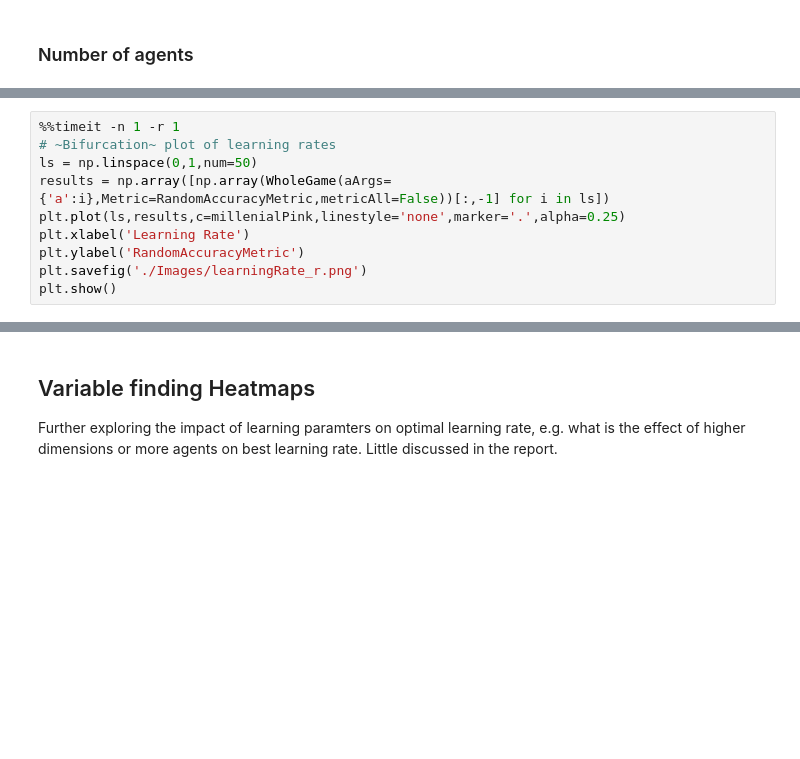
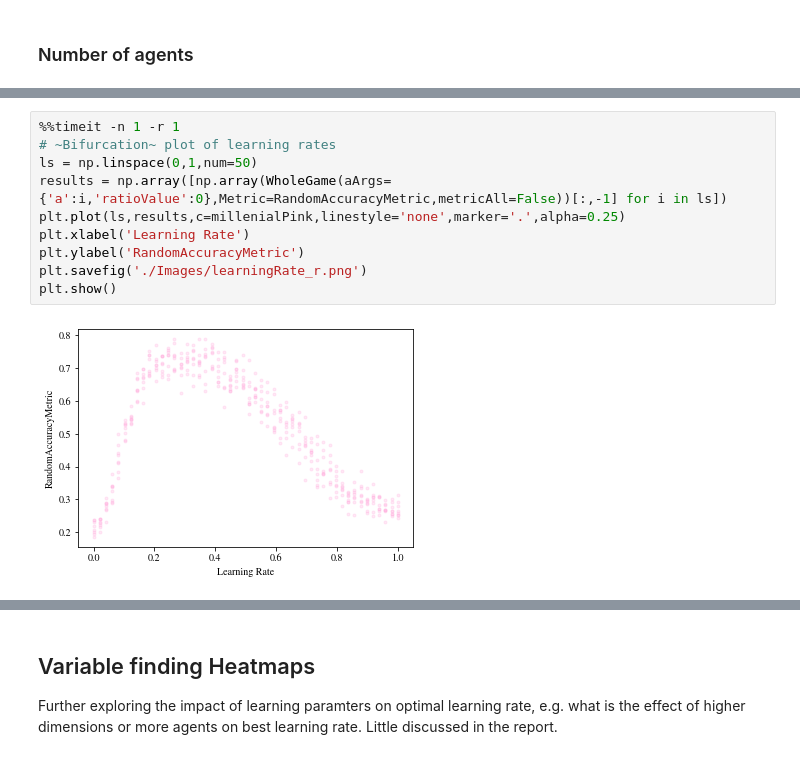
Before and after one commit to DanGorringe/distColConceptLearning_ematm5000, a Jupyter notebook: main.ipynb, the cells around one changed output, grey strips where cells are left out. Saved outputs shown, nothing was run; the diff lists cells and outputs as text; blank space fills up the shorter version.

```diff
--- a/main.ipynb
+++ b/main.ipynb
@@ -443,10 +465,12 @@ plt.show()
 # %%
 %%timeit -n 1 -r 1
 # ~Bifurcation~ plot of learning rates
 ls = np.linspace(0,1,num=50)
-results = np.array([np.array(WholeGame(aArgs={'a':i},Metric=RandomAccuracyMetric,metricAll=False))[:,-1] for i in ls])
+results = np.array([np.array(WholeGame(aArgs={'a':i,'ratioValue':0},Metric=RandomAccuracyMetric,metricAll=False))[:,-1] for i in ls])
 plt.plot(ls,results,c=millenialPink,linestyle='none',marker='.',alpha=0.25)
 plt.xlabel('Learning Rate')
 plt.ylabel('RandomAccuracyMetric')
 plt.savefig('./Images/learningRate_r.png')
 plt.show()
+# %% [output]
+[figure, added]
```
Also changed, not shown: parts of 34 cells of this notebook, 1 other file.
